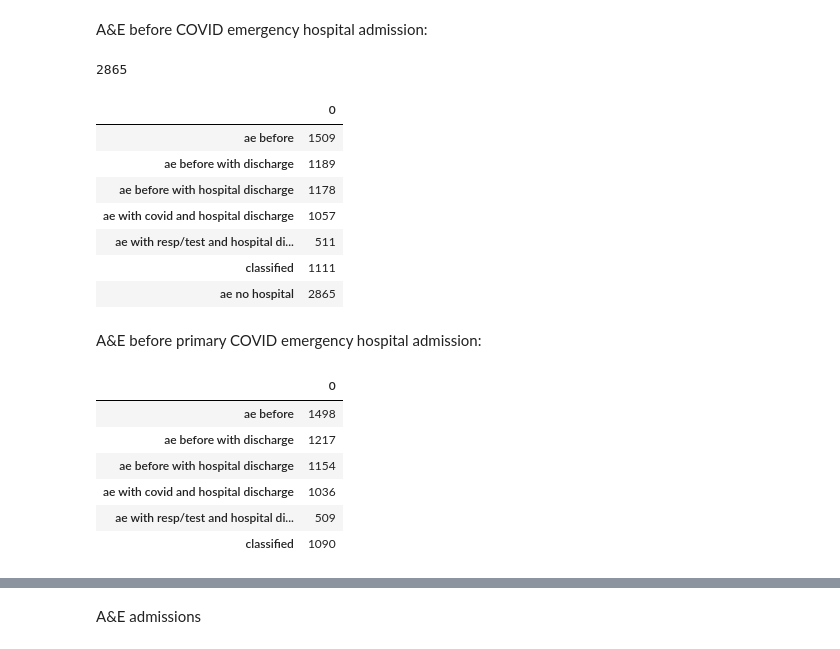
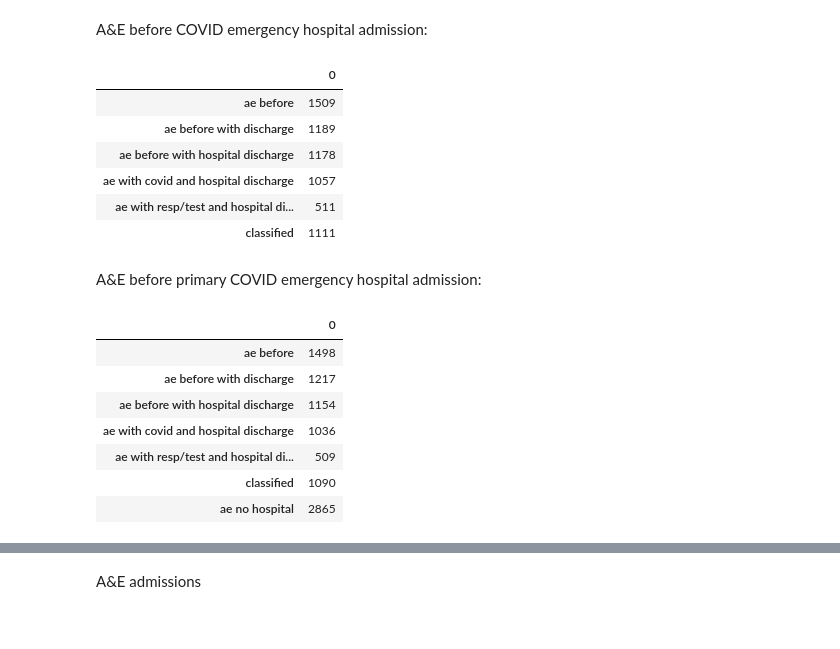
Before and after one commit to opensafely/vaccine-effectiveness-hospital-admissions-validation, a Jupyter notebook: analysis/analysis.ipynb, the cells around one changed output, grey strips where cells are left out. Drawn from its saved outputs; the diff is of its cells as text; code cells hidden in the pictures.

```diff
--- a/analysis/analysis.ipynb
+++ b/analysis/analysis.ipynb
@@ -117,29 +119,61 @@ ae_admission_no_hospital = len(df.loc[
 
     ,"patient_id"])
 ae_admission_no_hospital
+
+df["ae_admission_no_hospital"] = df.loc[
+    (
+       (
+            (df["ae_attendance_any_cause_hosp_discharge"]==1) &
+            (
+                (df["ae_attendance_covid_status"]==1) |
+                ((df["ae_attendance_respiratory_status"]==1) & (df["positive_covid_test_before_ae_attendance"]==1))
+            )
+       )
+        &
+        (df["emergency_primary_covid_hospital_admission_date"].isnull())
+    )
+
+    |
+
+    (
+        (
+                (df["ae_attendance_any_cause_hosp_discharge"]==1) &
+                (
+                    (df["ae_attendance_covid_status"]==1) |
+                    ((df["ae_attendance_respiratory_status"]==1) & (df["positive_covid_test_before_ae_attendance"]==1))
+                )
+
+            &
+            (df["emergency_primary_covid_hospital_admission_date"].notnull())
+
+            &
+
+            (df["emergency_primary_covid_hospital_admission_date"] < df["ae_attendance_any_cause_date"])
+
+        )
+
+    )
+
+    ,"patient_id"]
-# %% [output]
-2865
 # %%
 ae_before_hospitalisation_dict = {
     "ae before": num_ae_before,
     "ae before with discharge": num_ae_with_discharge,
     "ae before with hospital discharge": num_ae_with_hospital_discharge,
     "ae with covid and hospital discharge": num_ae_with_hospital_discharge_covid,
     "ae with resp/test and hospital discharge": num_ae_with_hospital_discharge_resp_plus_pos_test,
-    "classified": num_ae_classified,
-    "ae no hospital" :ae_admission_no_hospital
+    "classified": num_ae_classified
 }
 
 pd.DataFrame.from_dict(ae_before_hospitalisation_dict, orient='index')
 # %% [output]
 |  | 0 |
 | ae before | 1509 |
 | ae before with discharge | 1189 |
 | ae before with hospital discharge | 1178 |
 | ae with covid and hospital discharge | 1057 |
 | ae with resp/test and hospital di... | 511 |
 | classified | 1111 |
-| ae no hospital | 2865 |
 # %% [markdown]
 A&E before primary COVID emergency hospital admission:
 # %%
@@ -189,7 +235,8 @@ ae_before_hospitalisation_prim_dict = {
     "ae before with hospital discharge": num_ae_with_hospital_discharge_prim,
     "ae with covid and hospital discharge": num_ae_with_hospital_discharge_covid_prim,
     "ae with resp/test and hospital discharge": num_ae_with_hospital_discharge_resp_plus_pos_test_prim,
-    "classified": num_ae_classified_prim
+    "classified": num_ae_classified_prim,
+    "ae no hospital" :ae_admission_no_hospital
 }
 
 pd.DataFrame.from_dict(ae_before_hospitalisation_prim_dict, orient='index')
@@ -201,3 +248,4 @@ pd.DataFrame.from_dict(ae_before_hospitalisation_prim_dict, orient='index')
 | ae with covid and hospital discharge | 1036 |
 | ae with resp/test and hospital di... | 509 |
 | classified | 1090 |
+| ae no hospital | 2865 |
```
Also changed, not shown: parts of 9 cells of this notebook.
